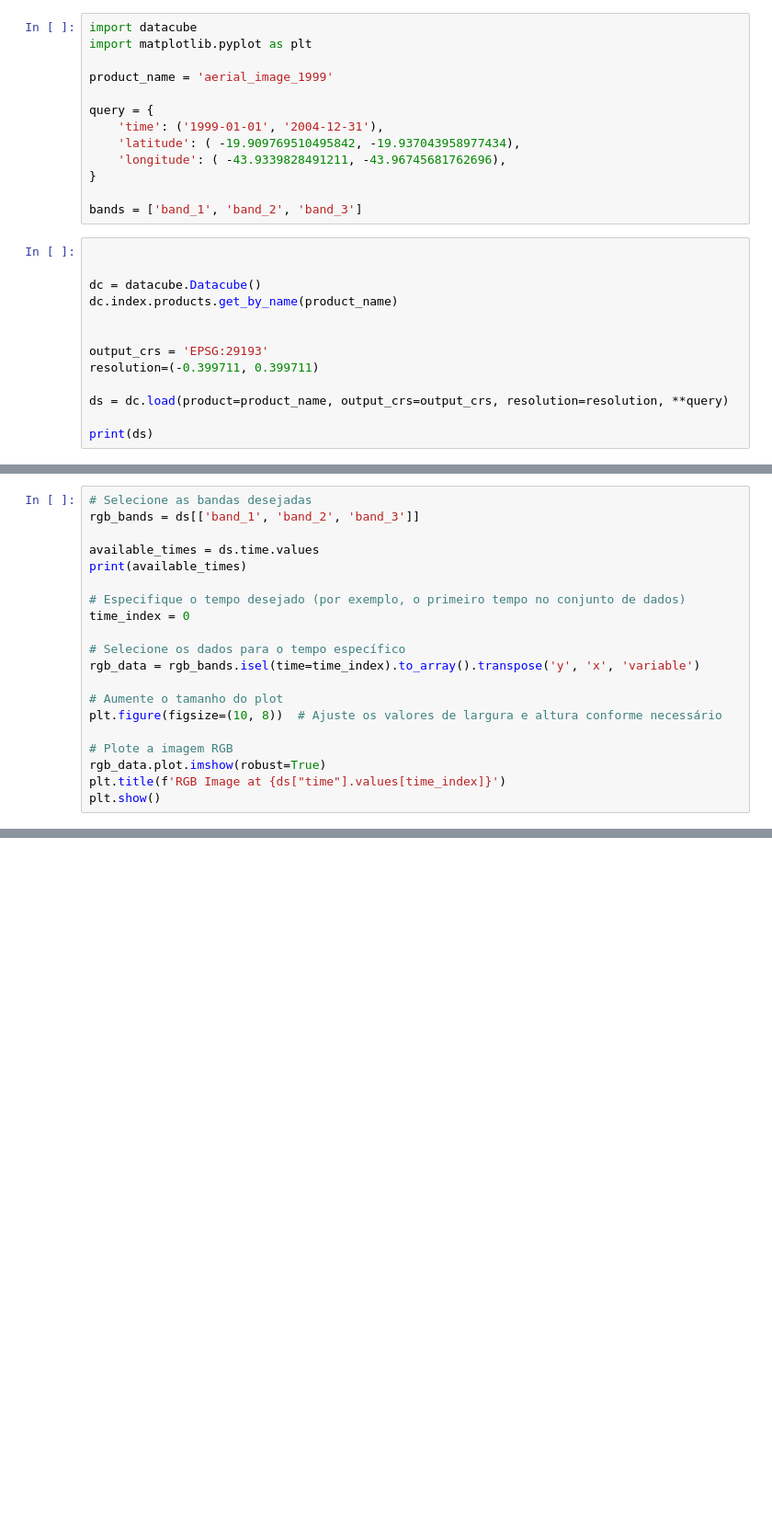
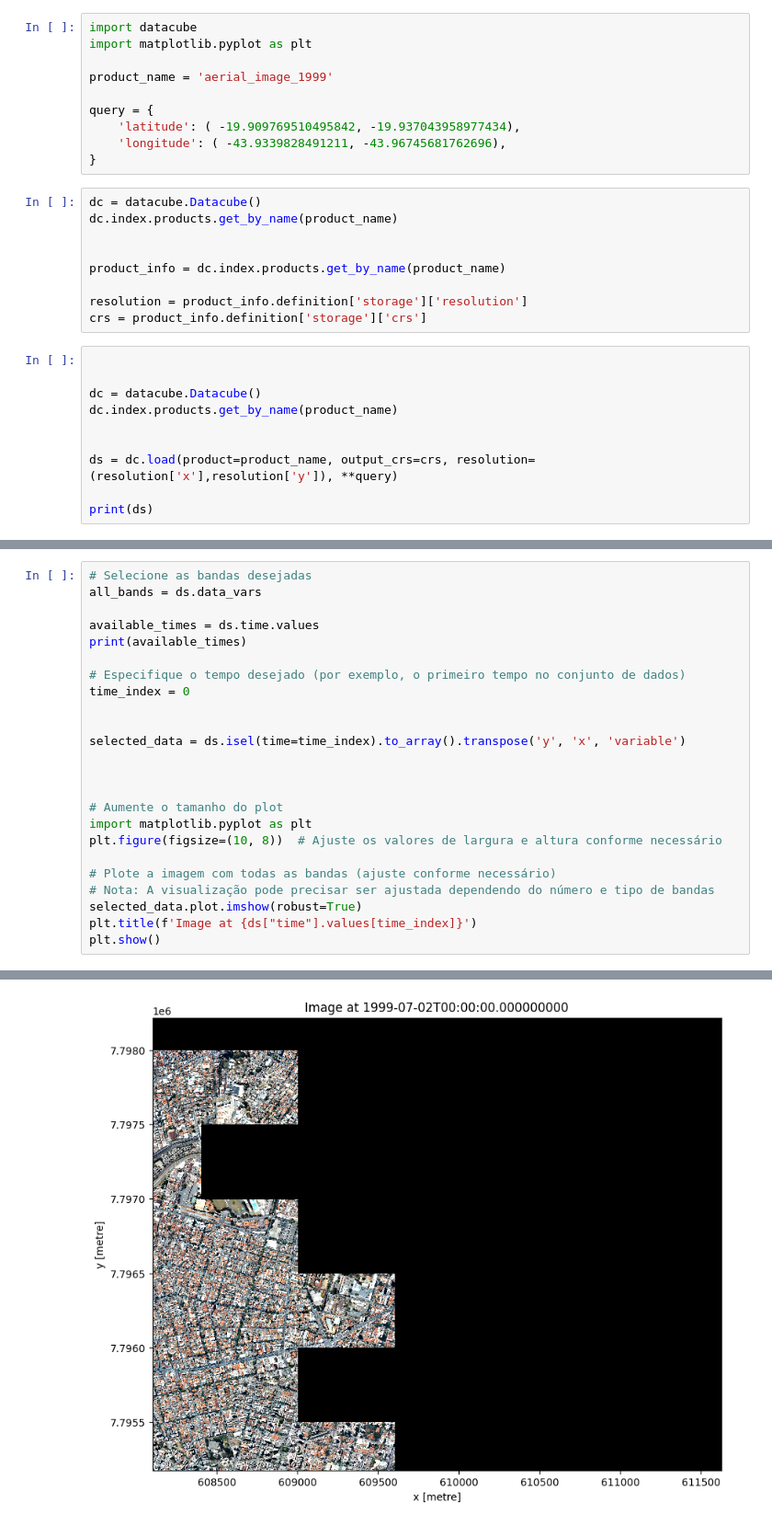
Before and after one commit to opendatacube/cube-in-a-box, a Jupyter notebook: jupyter/notebooks/Query.ipynb, the cells around one changed output, grey strips where cells are left out. Shown at 92% size. Cells and saved outputs as stored; diff of their text form; blank space fills up the shorter version.

```diff
--- a/jupyter/notebooks/Query.ipynb
+++ b/jupyter/notebooks/Query.ipynb
@@ -5,12 +5,18 @@ import matplotlib.pyplot as plt
 product_name = 'aerial_image_1999'
 
 query = {
-    'time': ('1999-01-01', '2004-12-31'),
     'latitude': ( -19.909769510495842, -19.937043958977434),
     'longitude': ( -43.9339828491211, -43.96745681762696),
 }
-
-bands = ['band_1', 'band_2', 'band_3']
+# %%
+dc = datacube.Datacube()
+dc.index.products.get_by_name(product_name)
+
+
+product_info = dc.index.products.get_by_name(product_name)
+
+resolution = product_info.definition['storage']['resolution']
+crs = product_info.definition['storage']['crs']
 # %%
 
 
@@ -18,10 +24,7 @@ dc = datacube.Datacube()
 dc.index.products.get_by_name(product_name)
 
 
-output_crs = 'EPSG:29193'
-resolution=(-0.399711, 0.399711)
-
-ds = dc.load(product=product_name, output_crs=output_crs, resolution=resolution, **query)
+ds = dc.load(product=product_name, output_crs=crs, resolution=(resolution['x'],resolution['y']), **query)
 
 print(ds)
 # %% [output]
@@ -32,6 +45,6 @@ Data variables:
 # %%
 # Selecione as bandas desejadas
-rgb_bands = ds[['band_1', 'band_2', 'band_3']]
+all_bands = ds.data_vars
 
 available_times = ds.time.values
 print(available_times)
@@ -39,14 +52,18 @@ print(available_times)
 # Especifique o tempo desejado (por exemplo, o primeiro tempo no conjunto de dados)
 time_index = 0
 
-# Selecione os dados para o tempo específico
-rgb_data = rgb_bands.isel(time=time_index).to_array().transpose('y', 'x', 'variable')
+
+selected_data = ds.isel(time=time_index).to_array().transpose('y', 'x', 'variable')
+
+
 
 # Aumente o tamanho do plot
+import matplotlib.pyplot as plt
 plt.figure(figsize=(10, 8))  # Ajuste os valores de largura e altura conforme necessário
 
-# Plote a imagem RGB
-rgb_data.plot.imshow(robust=True)
-plt.title(f'RGB Image at {ds["time"].values[time_index]}')
+# Plote a imagem com todas as bandas (ajuste conforme necessário)
+# Nota: A visualização pode precisar ser ajustada dependendo do número e tipo de bandas
+selected_data.plot.imshow(robust=True)
+plt.title(f'Image at {ds["time"].values[time_index]}')
 plt.show()
 # %% [output]
@@ -53,0 +71 @@ KeyError: 'band_1'
+[figure, added]
```
Also changed, not shown: parts of 2 cells of this notebook, 3 other files.
